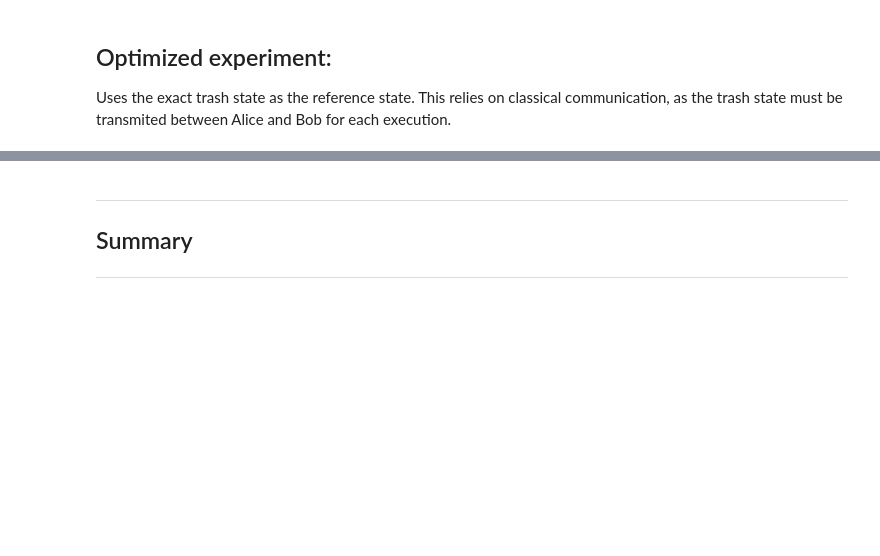
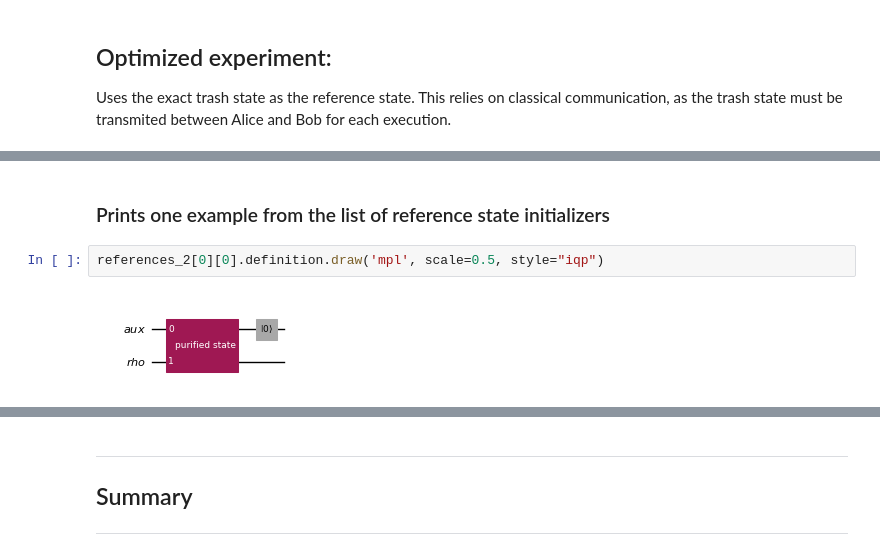
Before and after one commit to qDNA-yonsei/qdna-examples, a Jupyter notebook: compression/schmidt.ipynb, the cells around one changed output, grey strips where cells are left out. Drawn from its saved outputs; the diff is of its cells as text; blank space fills up the shorter version.

```diff
--- a/compression/schmidt.ipynb
+++ b/compression/schmidt.ipynb
@@ -289,0 +346,6 @@ for i, test_sample in enumerate(np.concatenate([test_samples for _, test_samples
+# %% [markdown]
+### Prints one example from the list of reference state initializers
+# %%
+references_2[0][0].definition.draw('mpl', scale=0.5, style="iqp")
+# %% [output]
+[figure, added]
```
Also changed, not shown: parts of 32 cells of this notebook.
